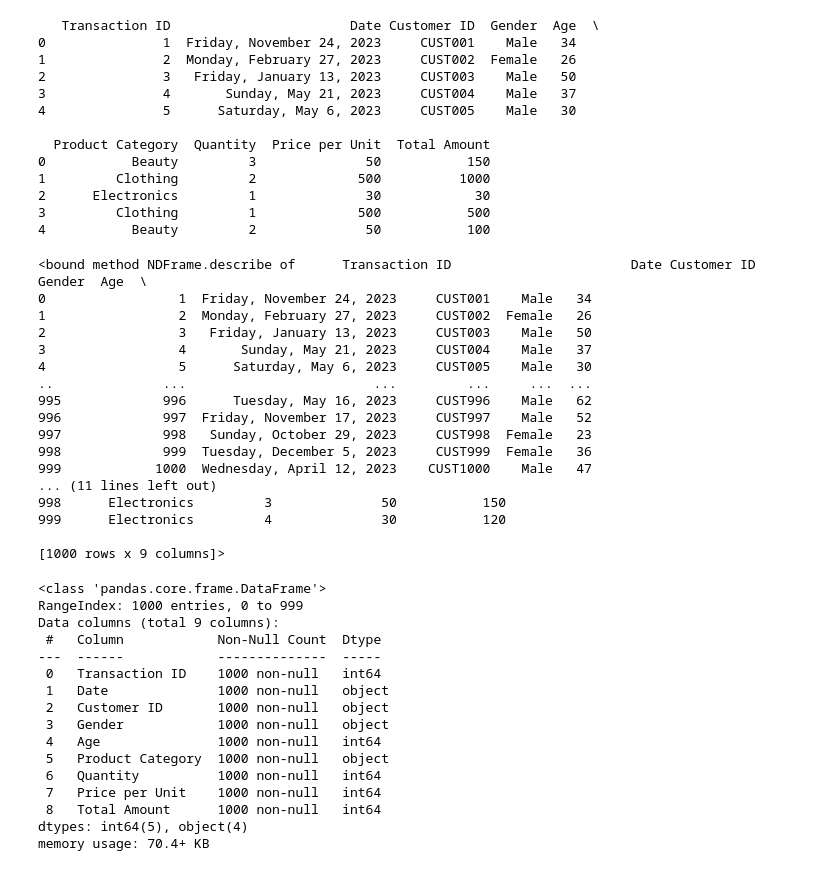
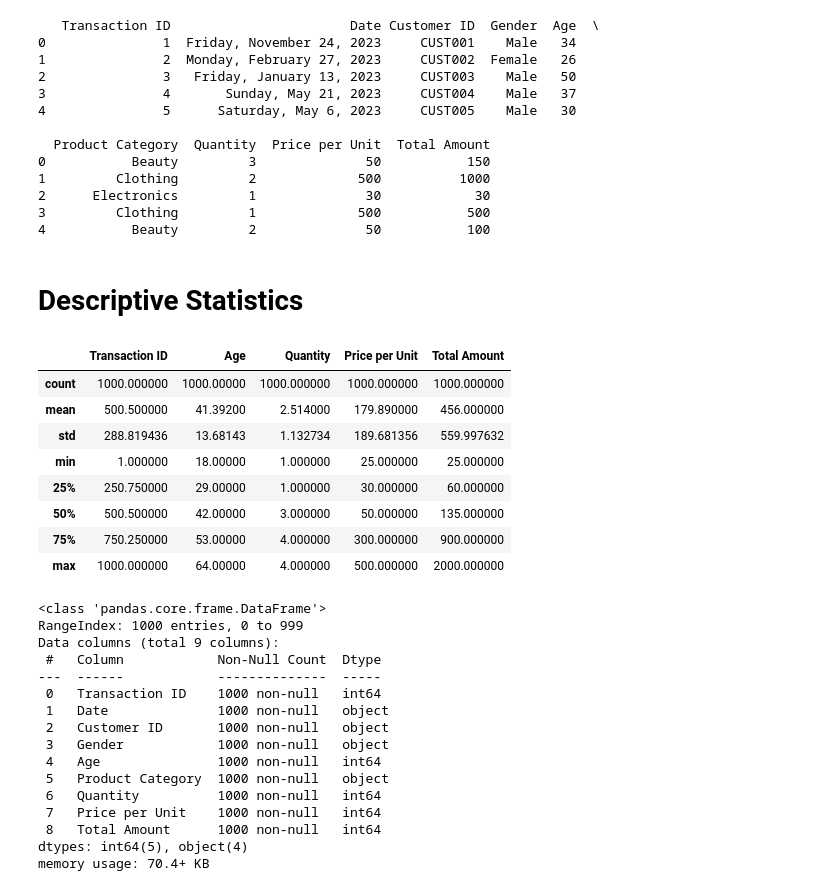
Before and after one commit to XBOY56/oibsip_taskno., a Jupyter notebook: Task 1 Exploratory data analysis on retail dataset.ipynb, the cells around one changed output. Saved outputs shown, nothing was run; the diff lists cells and outputs as text; code cells hidden in the pictures.

```diff
--- a/Task 1 Exploratory data analysis on retail dataset.ipynb
+++ b/Task 1 Exploratory data analysis on retail dataset.ipynb
@@ -51,26 +55,20 @@ print(df.head())
 2      Electronics         1              30            30
 3         Clothing         1             500           500
 4           Beauty         2              50           100
+# %% [markdown]
+# Descriptive Statistics
 # %%
-df.describe
+df.describe()
 # %% [output]
-<bound method NDFrame.describe of      Transaction ID                       Date Customer ID  Gender  Age  \
-0                 1  Friday, November 24, 2023     CUST001    Male   34
-1                 2  Monday, February 27, 2023     CUST002  Female   26
-2                 3   Friday, January 13, 2023     CUST003    Male   50
-3                 4       Sunday, May 21, 2023     CUST004    Male   37
-4                 5      Saturday, May 6, 2023     CUST005    Male   30
-..              ...                        ...         ...     ...  ...
-995             996      Tuesday, May 16, 2023     CUST996    Male   62
-996             997  Friday, November 17, 2023     CUST997    Male   52
-997             998   Sunday, October 29, 2023     CUST998  Female   23
-998             999  Tuesday, December 5, 2023     CUST999  Female   36
-999            1000  Wednesday, April 12, 2023    CUST1000    Male   47
-... (11 lines left out)
-998      Electronics         3              50           150
-999      Electronics         4              30           120
-
-[1000 rows x 9 columns]>
+|  | Transaction ID | Age | Quantity | Price per Unit | Total Amount |
+| count | 1000.000000 | 1000.00000 | 1000.000000 | 1000.000000 | 1000.000000 |
+| mean | 500.500000 | 41.39200 | 2.514000 | 179.890000 | 456.000000 |
+| std | 288.819436 | 13.68143 | 1.132734 | 189.681356 | 559.997632 |
+| min | 1.000000 | 18.00000 | 1.000000 | 25.000000 | 25.000000 |
+| 25% | 250.750000 | 29.00000 | 1.000000 | 30.000000 | 60.000000 |
+| 50% | 500.500000 | 42.00000 | 3.000000 | 50.000000 | 135.000000 |
+| 75% | 750.250000 | 53.00000 | 4.000000 | 300.000000 | 900.000000 |
+| max | 1000.000000 | 64.00000 | 4.000000 | 500.000000 | 2000.000000 |
 # %%
 df.info()
 # %% [output]
```
Also changed, not shown: parts of 11 cells of this notebook.
